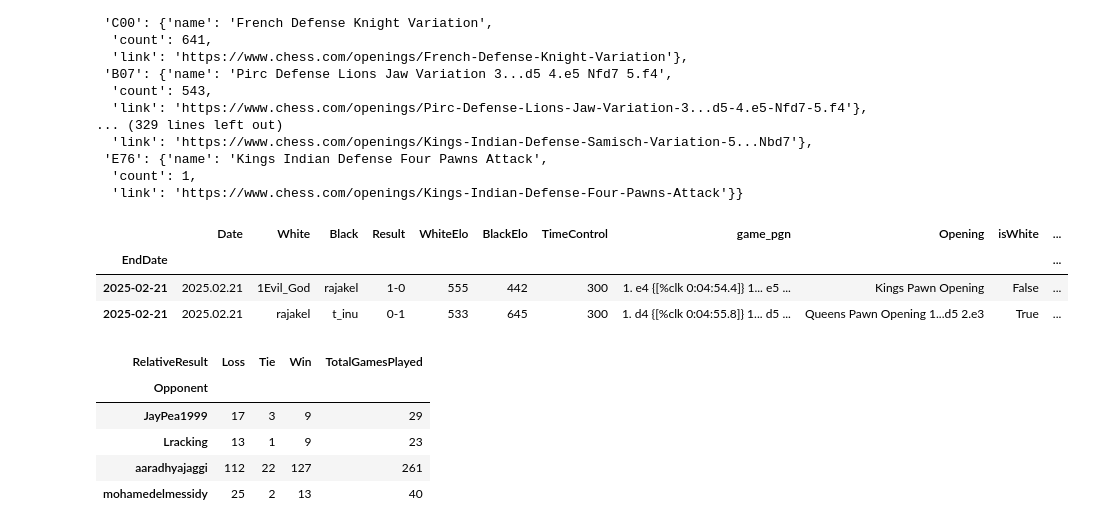
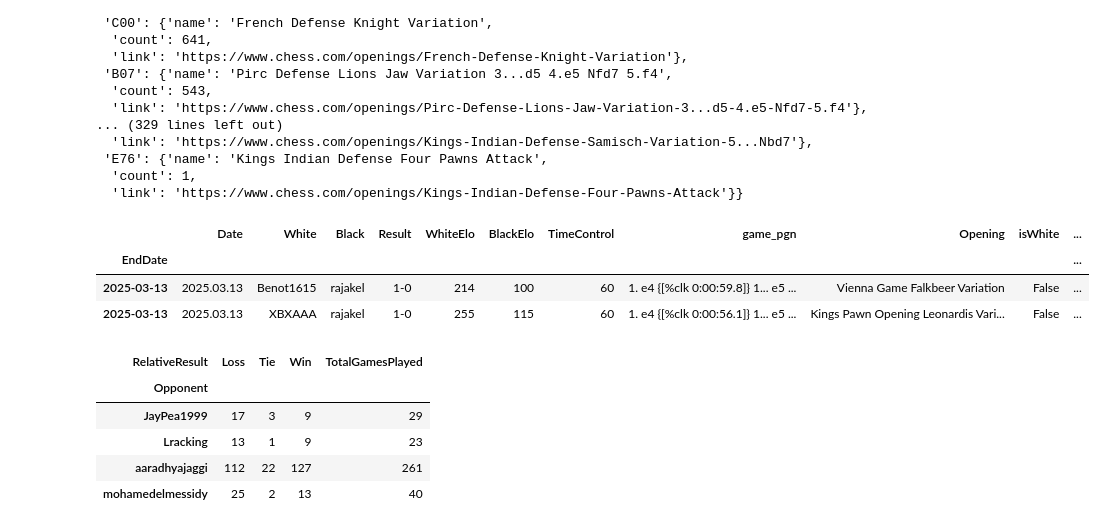
Before and after one commit to raja-akel/Python-Chess-Coach, a Jupyter notebook: my_games_statistics.ipynb, the cells around one changed output. Cells and saved outputs as stored; diff of their text form; code cells hidden in the pictures.

```diff
--- a/my_games_statistics.ipynb
+++ b/my_games_statistics.ipynb
@@ -47,7 +48,7 @@ my_games_df = my_games_df.T
 my_games_df = my_games_df[my_games_df["Variant"].isna()]
 my_games_df = my_games_df.set_index("EndDate")
 my_games_df.index = (pd.to_datetime(my_games_df.index))
-my_games_df = my_games_df.loc[my_games_df.index > "2024-12-31", :]
+my_games_df = my_games_df.loc[my_games_df.index > "2025-02-28", :]
 #my_games_df = my_games_df.loc[my_games_df.index < "2026-07-01", :]
 my_games_df.drop(my_games_df[my_games_df["TimeControl"].str.startswith("1/")].index, inplace=True)
 
@@ -59,35 +60,35 @@ my_games_df["isWhite"] = my_games_df["White"] == username
 my_games_df["isBlack"] = my_games_df["Black"] == username
 my_games_df["UserColor"] = my_games_df[["isWhite", "isBlack"]].idxmax(axis=1)
 
 my_games_df["Win"] = (
     ((my_games_df["Result"] == "1-0") & my_games_df["isWhite"]) |
     ((my_games_df["Result"] == "0-1") & my_games_df["isBlack"])
 )
 
 my_games_df["Loss"] = (
     ((my_games_df["Result"] == "1-0") & my_games_df["isBlack"]) |
     ((my_games_df["Result"] == "0-1") & my_games_df["isWhite"])
 )
 
 my_games_df["Tie"] = my_games_df["Result"] == "1/2-1/2"
 
 my_games_df["RelativeResult"] = my_games_df[["Win", "Loss", "Tie"]].idxmax(axis=1)
 my_games_df["RelativeEloDiff"] = ((
                                     (my_games_df["WhiteElo"] - my_games_df["BlackElo"]) * (my_games_df["isBlack"].astype(int)) )
                                     +
                                     ( (my_games_df["BlackElo"] - my_games_df["WhiteElo"]) * (my_games_df["isWhite"].astype(int))  ))
 
 my_games_df["Opponent"] = (my_games_df["White"].str.replace(username, "") + my_games_df["Black"].str.replace(username, ""))
 
 my_games_df = add_opening_group(my_games_df)
 my_games_df = my_games_df.drop(["Site", "Event", "Round", "Link", "Termination", "ECOUrl", "SetUp", "StartTime", "EndTime", "UTCTime", "UTCDate", "Timezone", "ECO", "FEN", "Variant", "CurrentPosition", "Win", "Loss", "Tie"], axis=1)
 my_games_df = my_games_df.drop_duplicates().sort_index()
 my_games_df.head(2)
 # %% [output]
 |  | Date | White | Black | Result | WhiteElo | BlackElo | TimeControl | game_pgn | Opening | isWhite | ... |
 | EndDate |  |  |  |  |  |  |  |  |  |  | ... |
-| 2025-02-21 | 2025.02.21 | 1Evil_God | rajakel | 1-0 | 555 | 442 | 300 | 1. e4 {[%clk 0:04:54.4]} 1... e5 ... | Kings Pawn Opening | False | ... |
-| 2025-02-21 | 2025.02.21 | rajakel | t_inu | 0-1 | 533 | 645 | 300 | 1. d4 {[%clk 0:04:55.8]} 1... d5 ... | Queens Pawn Opening 1...d5 2.e3 | True | ... |
+| 2025-03-13 | 2025.03.13 | Benot1615 | rajakel | 1-0 | 214 | 100 | 60 | 1. e4 {[%clk 0:00:59.8]} 1... e5 ... | Vienna Game Falkbeer Variation | False | ... |
+| 2025-03-13 | 2025.03.13 | XBXAAA | rajakel | 1-0 | 255 | 115 | 60 | 1. e4 {[%clk 0:00:56.1]} 1... e5 ... | Kings Pawn Opening Leonardis Vari... | False | ... |
 # %%
 opponent_matrix_df = my_games_df.groupby(["Opponent", "RelativeResult"]).agg(count=("Result", "count")).sort_values(["Opponent"], ascending=True)
 opponent_matrix_df = opponent_matrix_df.sort_values(["RelativeResult"], ascending=True)
```
Also changed, not shown: parts of 13 cells of this notebook, 1 other file.
